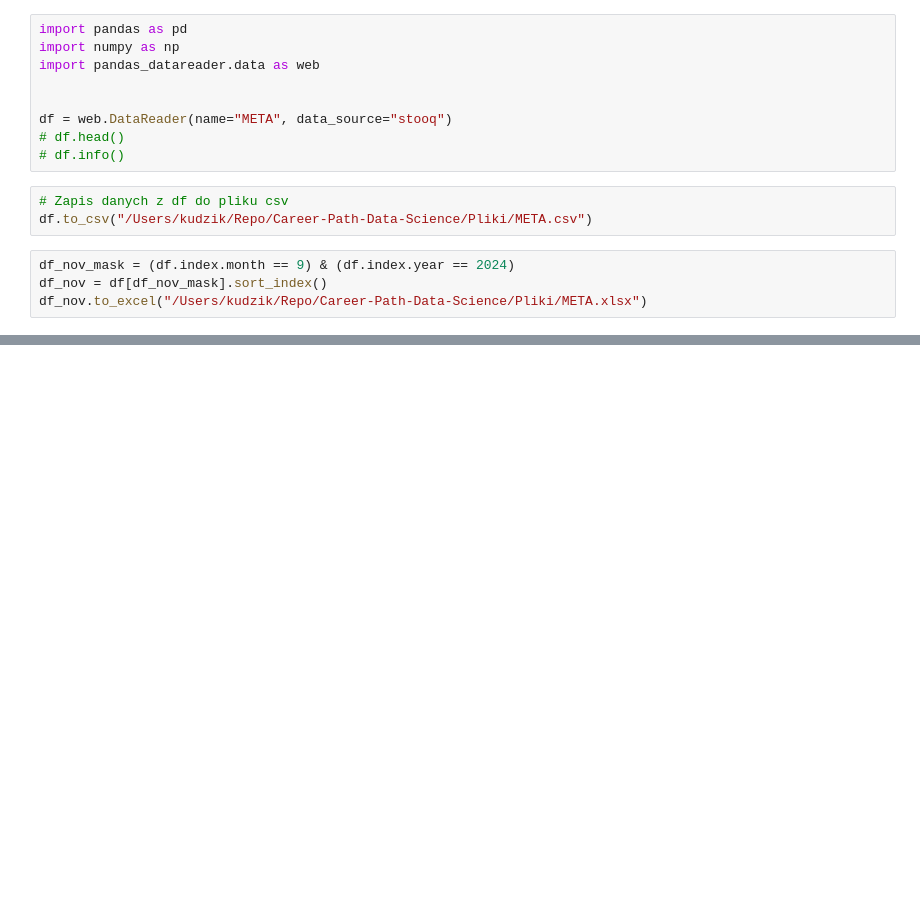
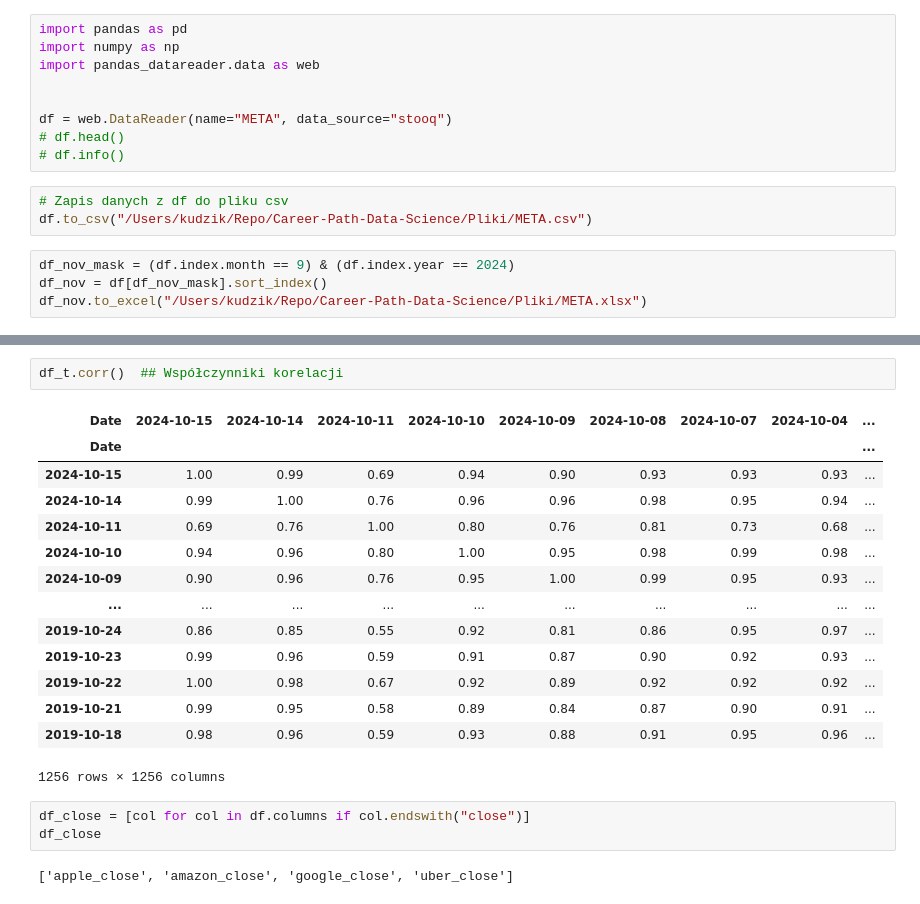
Before and after one commit to kudzik/Career-Path-Data-Science, a Jupyter notebook: Zadania/Zboiry_danych_Pandas.ipynb, the cells around one changed output, grey strips where cells are left out. Cells and saved outputs as stored; diff of their text form; blank space fills up the shorter version.

```diff
--- a/Zadania/Zboiry_danych_Pandas.ipynb
+++ b/Zadania/Zboiry_danych_Pandas.ipynb
@@ -46,0 +170,22 @@ meta_from_excel.sort_index()
+# %%
+df_t.corr()  ## Współczynniki korelacji
+# %% [output]
+| Date | 2024-10-15 | 2024-10-14 | 2024-10-11 | 2024-10-10 | 2024-10-09 | 2024-10-08 | 2024-10-07 | 2024-10-04 | ... |
+| Date |  |  |  |  |  |  |  |  | ... |
+| 2024-10-15 | 1.00 | 0.99 | 0.69 | 0.94 | 0.90 | 0.93 | 0.93 | 0.93 | ... |
+| 2024-10-14 | 0.99 | 1.00 | 0.76 | 0.96 | 0.96 | 0.98 | 0.95 | 0.94 | ... |
+| 2024-10-11 | 0.69 | 0.76 | 1.00 | 0.80 | 0.76 | 0.81 | 0.73 | 0.68 | ... |
+| 2024-10-10 | 0.94 | 0.96 | 0.80 | 1.00 | 0.95 | 0.98 | 0.99 | 0.98 | ... |
+| 2024-10-09 | 0.90 | 0.96 | 0.76 | 0.95 | 1.00 | 0.99 | 0.95 | 0.93 | ... |
+| ... | ... | ... | ... | ... | ... | ... | ... | ... | ... |
+| 2019-10-24 | 0.86 | 0.85 | 0.55 | 0.92 | 0.81 | 0.86 | 0.95 | 0.97 | ... |
+| 2019-10-23 | 0.99 | 0.96 | 0.59 | 0.91 | 0.87 | 0.90 | 0.92 | 0.93 | ... |
+| 2019-10-22 | 1.00 | 0.98 | 0.67 | 0.92 | 0.89 | 0.92 | 0.92 | 0.92 | ... |
+| 2019-10-21 | 0.99 | 0.95 | 0.58 | 0.89 | 0.84 | 0.87 | 0.90 | 0.91 | ... |
+| 2019-10-18 | 0.98 | 0.96 | 0.59 | 0.93 | 0.88 | 0.91 | 0.95 | 0.96 | ... |
+1256 rows × 1256 columns
+# %%
+df_close = [col for col in df.columns if col.endswith("close")]
+df_close
+# %% [output]
+['apple_close', 'amazon_close', 'google_close', 'uber_close']
```
Also changed, not shown: parts of 10 cells of this notebook, 4 other files.
